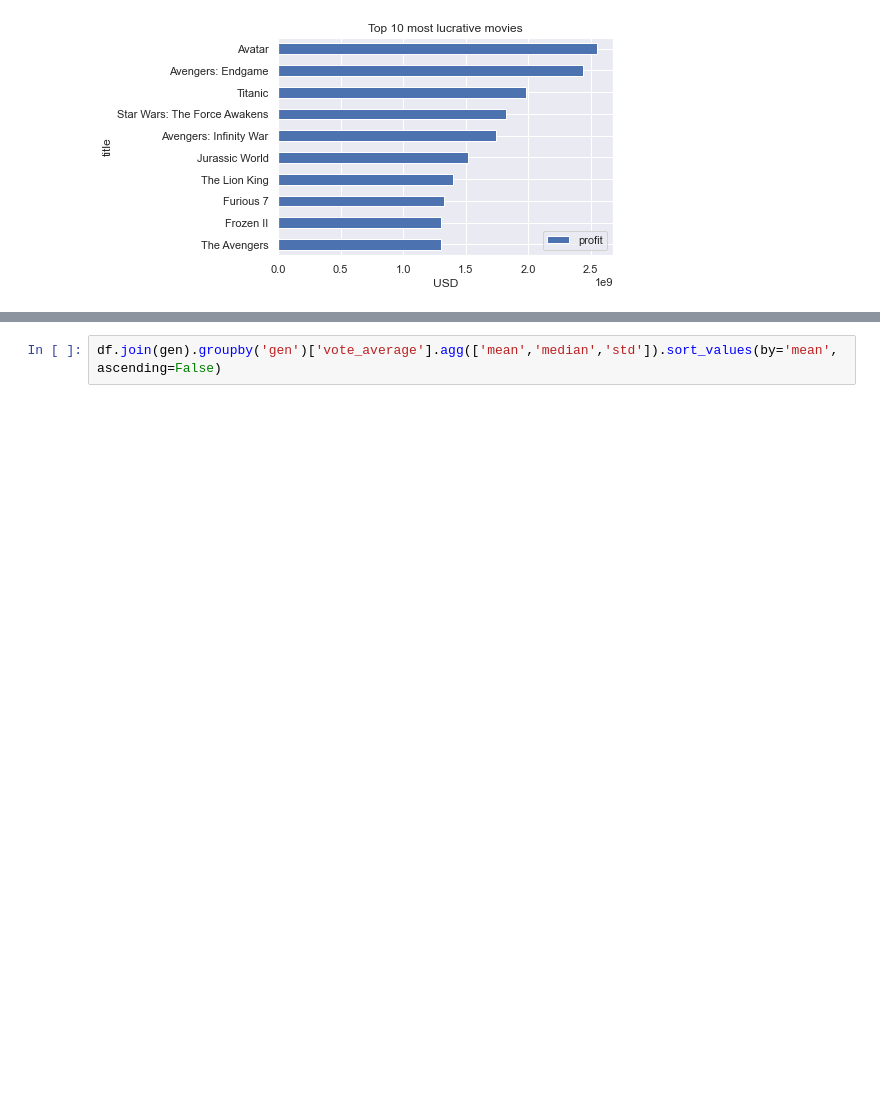
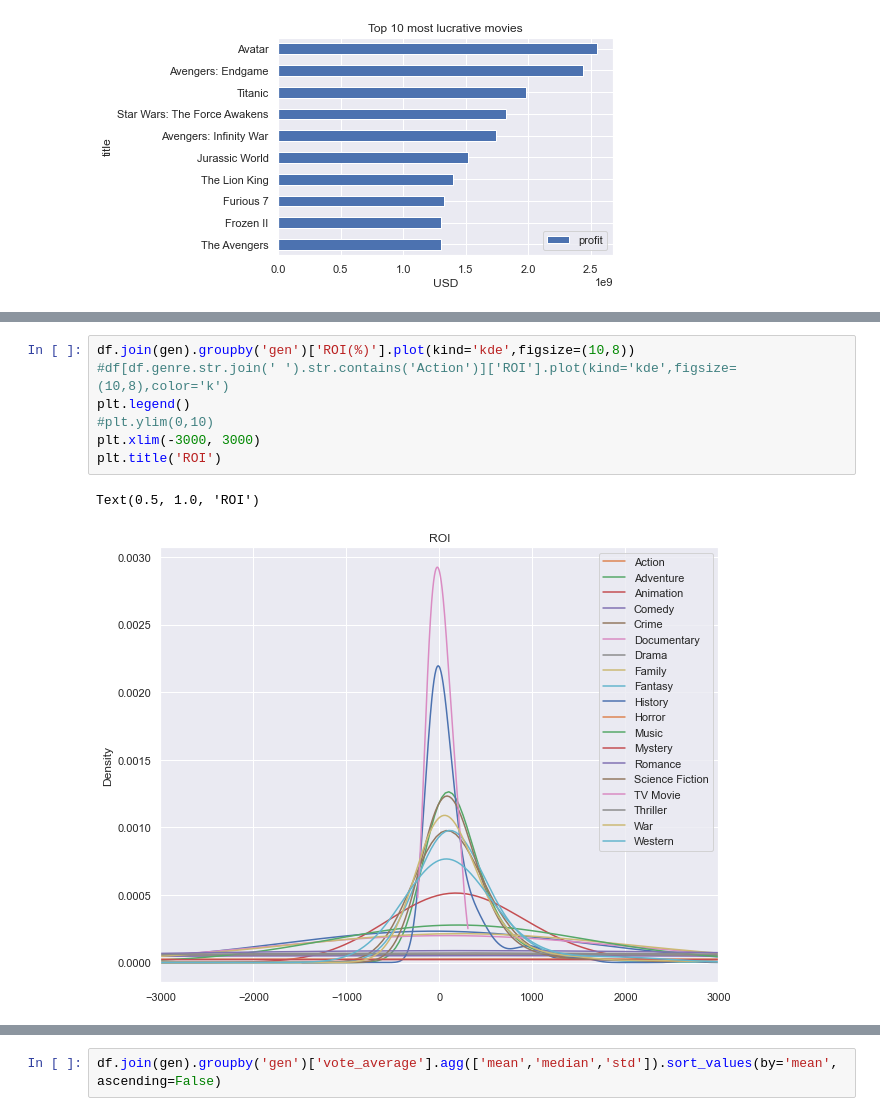
Before and after one commit to ghcn345/Data-Science-in-Film-Industry, a Jupyter notebook: project_phase1.ipynb, the cells around one changed output, grey strips where cells are left out. Drawn from its saved outputs; the diff is of its cells as text; blank space fills up the shorter version.

```diff
--- a/project_phase1.ipynb
+++ b/project_phase1.ipynb
@@ -295 +316,11 @@ df.join(gen).groupby('gen')['profit'].agg(['mean','median','std']).sort_values(b
+# %%
+df.join(gen).groupby('gen')['ROI(%)'].plot(kind='kde',figsize=(10,8))
+#df[df.genre.str.join(' ').str.contains('Action')]['ROI'].plot(kind='kde',figsize=(10,8),color='k')
+plt.legend()
+#plt.ylim(0,10)
+plt.xlim(-3000, 3000)
+plt.title('ROI')
+# %% [output]
+Text(0.5, 1.0, 'ROI')
+[figure, added]
 # %%
```
Also changed, not shown: parts of 4 cells of this notebook.
